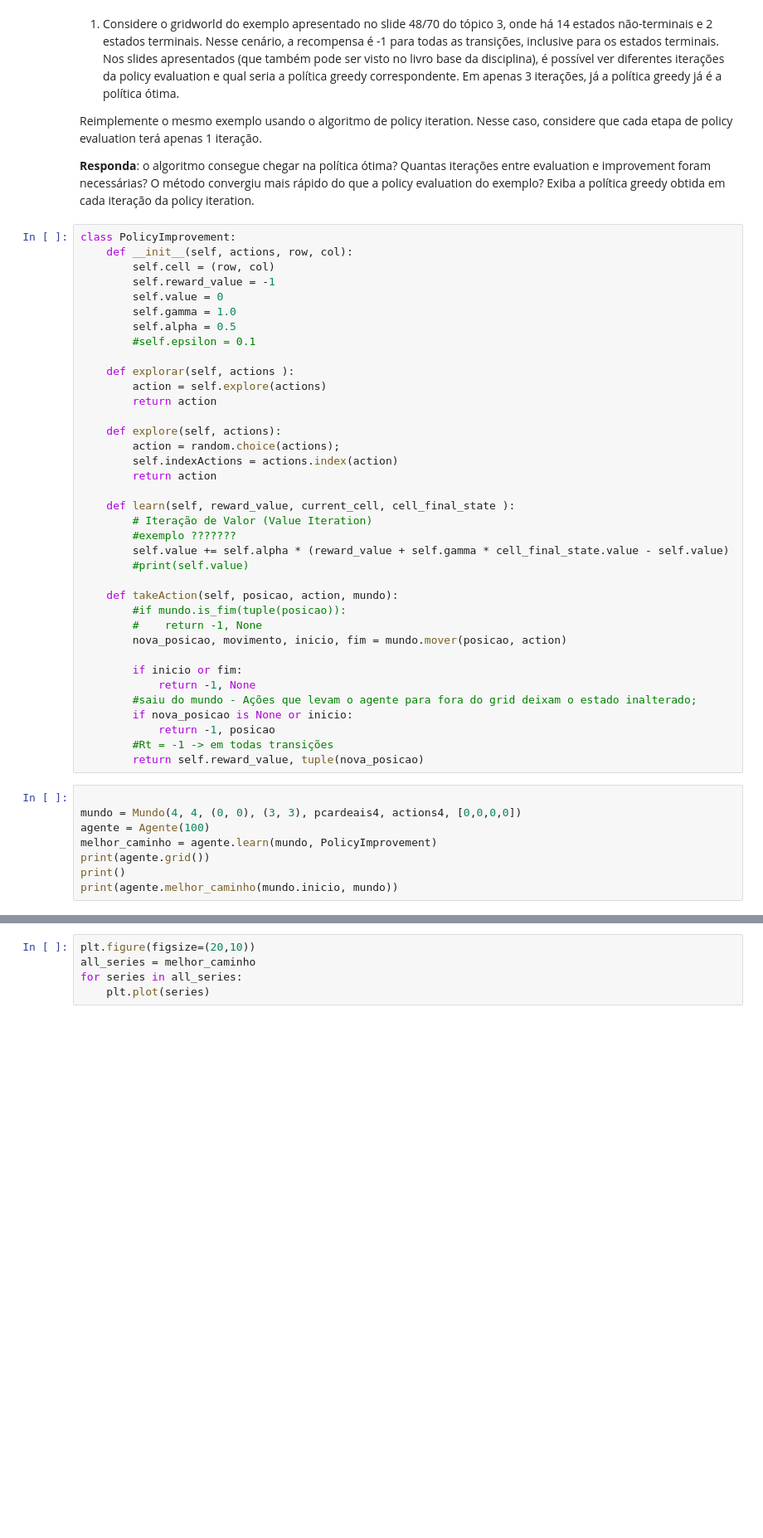
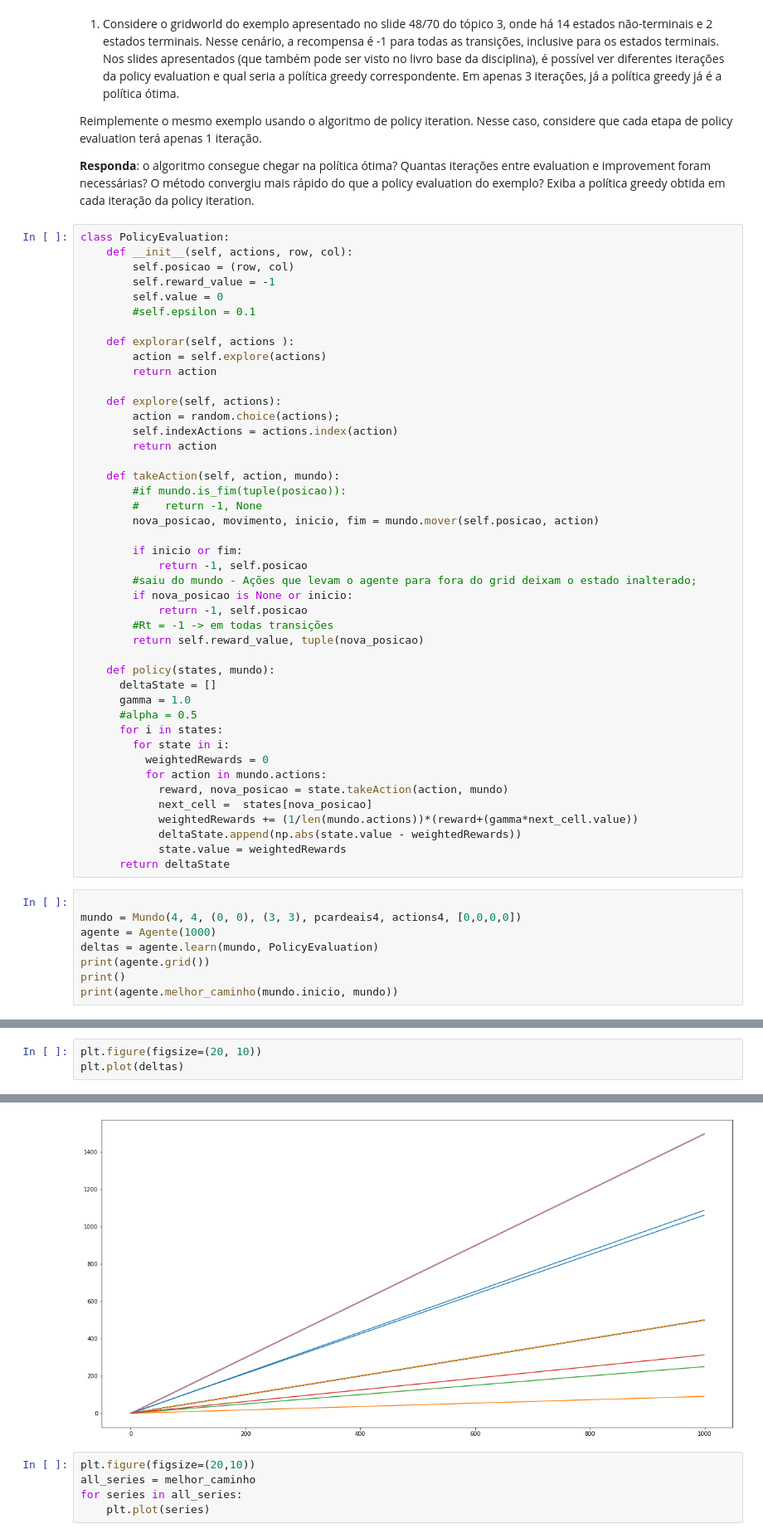
Before and after one commit to girotodenis/semisupervisionada, a Jupyter notebook: Lista_RL_2019_1_<NOME_INICIAL_DOS_INTEGRANTES_DO_GRUPO>.ipynb, the cells around one changed output, grey strips where cells are left out. Shown at 83% size. Drawn from its saved outputs; the diff is of its cells as text; blank space fills up the shorter version.

```diff
--- a/Lista_RL_2019_1_<NOME_INICIAL_DOS_INTEGRANTES_DO_GRUPO>.ipynb
+++ b/Lista_RL_2019_1_<NOME_INICIAL_DOS_INTEGRANTES_DO_GRUPO>.ipynb
@@ -237,13 +234,11 @@ Reimplemente o mesmo exemplo usando o algoritmo de policy iteration. Nesse caso,
 
 **Responda**: o algoritmo consegue chegar na política ótima? Quantas iterações entre evaluation e improvement foram necessárias? O método convergiu mais rápido do que a policy evaluation do exemplo? Exiba a política greedy obtida em cada iteração da policy iteration.
 # %%
-class PolicyImprovement:
+class PolicyEvaluation:
     def __init__(self, actions, row, col):
-        self.cell = (row, col)
+        self.posicao = (row, col)
         self.reward_value = -1
         self.value = 0
-        self.gamma = 1.0
-        self.alpha = 0.5
         #self.epsilon = 0.1
 
     def explorar(self, actions ):
@@ -255,29 +250,38 @@ class PolicyImprovement:
         self.indexActions = actions.index(action)
         return action
 
-    def learn(self, reward_value, current_cell, cell_final_state ):
-        # Iteração de Valor (Value Iteration)
-        #exemplo ???????
-        self.value += self.alpha * (reward_value + self.gamma * cell_final_state.value - self.value)
-        #print(self.value)
-
-    def takeAction(self, posicao, action, mundo):
+    def takeAction(self, action, mundo):
         #if mundo.is_fim(tuple(posicao)):
         #    return -1, None
-        nova_posicao, movimento, inicio, fim = mundo.mover(posicao, action)
+        nova_posicao, movimento, inicio, fim = mundo.mover(self.posicao, action)
 
         if inicio or fim:
-            return -1, None
+            return -1, self.posicao
         #saiu do mundo - Ações que levam o agente para fora do grid deixam o estado inalterado;
         if nova_posicao is None or inicio:
-            return -1, posicao
+            return -1, self.posicao
         #Rt = -1 -> em todas transições
         return self.reward_value, tuple(nova_posicao)
+
+    def policy(states, mundo):
+      deltaState = []
+      gamma = 1.0
+      #alpha = 0.5
+      for i in states:
+        for state in i:
+          weightedRewards = 0
+          for action in mundo.actions:
+            reward, nova_posicao = state.takeAction(action, mundo)
+            next_cell =  states[nova_posicao]
+            weightedRewards += (1/len(mundo.actions))*(reward+(gamma*next_cell.value))
+            deltaState.append(np.abs(state.value - weightedRewards))
+            state.value = weightedRewards
+      return deltaState
 # %%
 
 mundo = Mundo(4, 4, (0, 0), (3, 3), pcardeais4, actions4, [0,0,0,0])
-agente = Agente(100)
-melhor_caminho = agente.learn(mundo, PolicyImprovement)
+agente = Agente(1000)
+deltas = agente.learn(mundo, PolicyEvaluation)
 print(agente.grid())
 print()
 print(agente.melhor_caminho(mundo.inicio, mundo))
@@ -296,0 +300,4 @@ None
+# %%
+plt.figure(figsize=(20, 10))
+plt.plot(deltas)
+# %% [output]
@@ -297,3 +321,4 @@ None
+[figure, added]
 # %%
 plt.figure(figsize=(20,10))
 all_series = melhor_caminho
```
Also changed, not shown: parts of 4 cells of this notebook.
